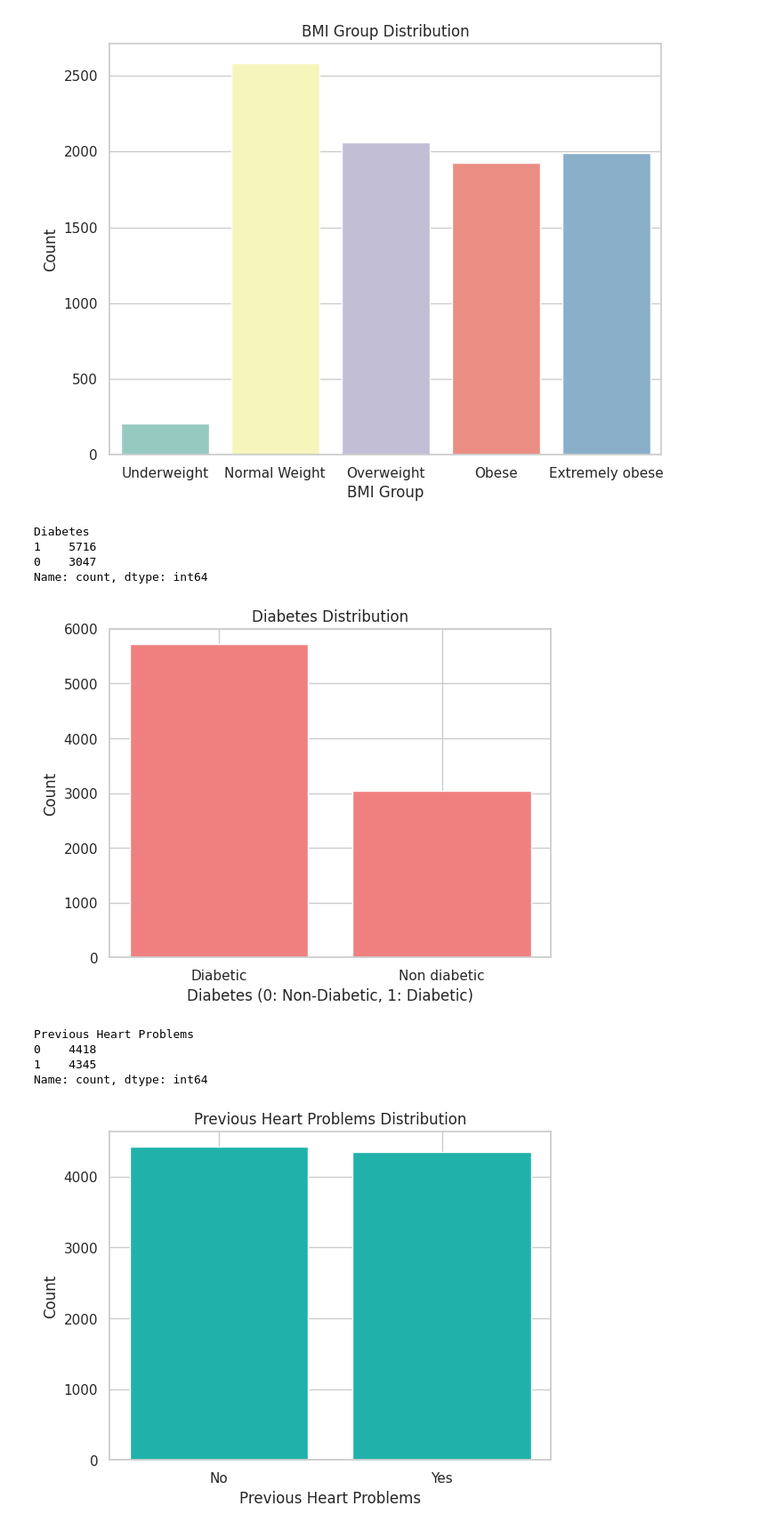
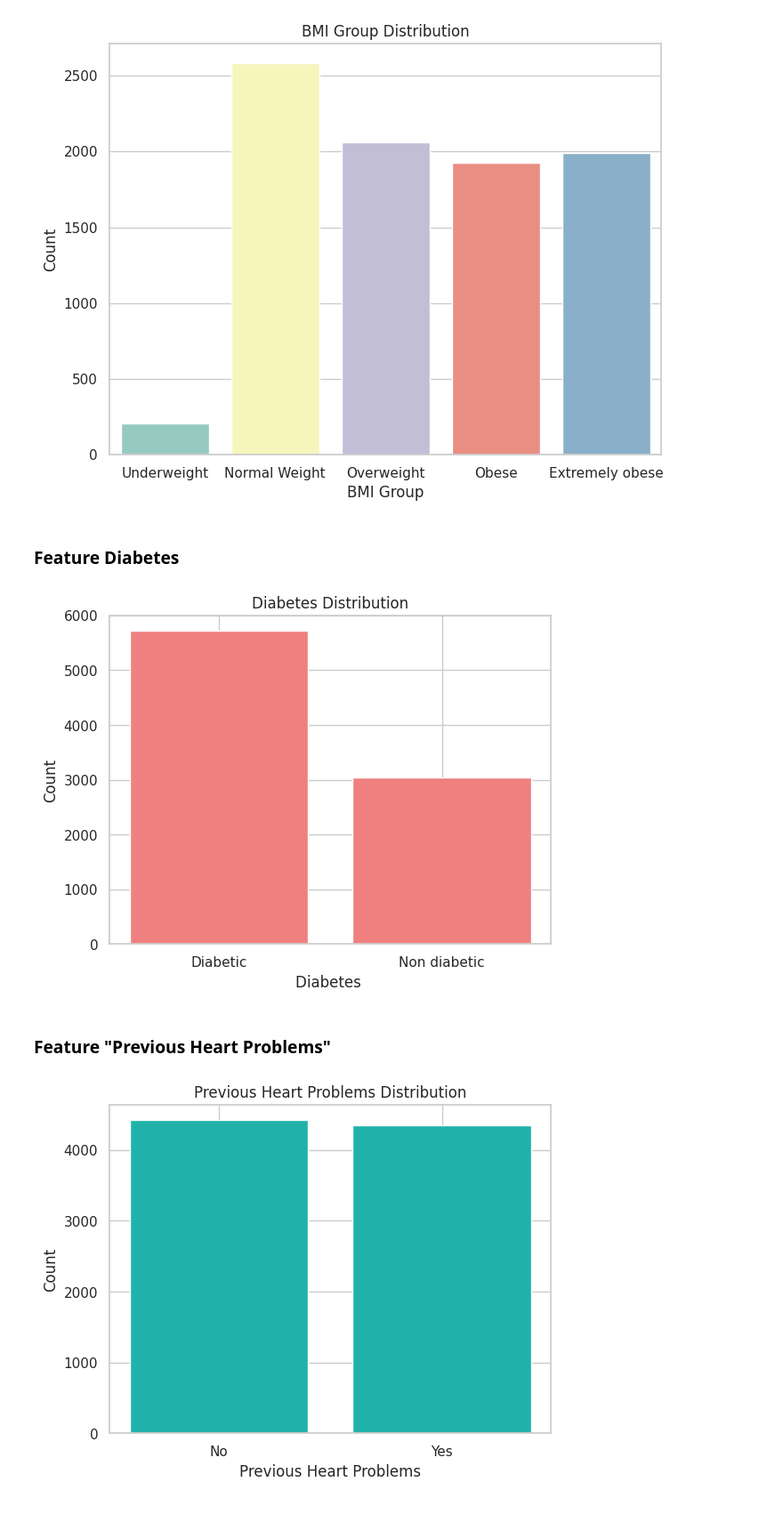
Before and after one commit to Aymanjeb/AAA-project, a Jupyter notebook: Data Analysis.ipynb, the cells around one changed output. Shown: that part at 89% size. Saved outputs shown, nothing was run; the diff lists cells and outputs as text; code cells hidden in the pictures.

Commit message:
Some graphs were added to improve data analysis

```diff
--- a/Data Analysis.ipynb
+++ b/Data Analysis.ipynb
@@ -53 +55,3 @@ None
+# %%
+data = data.drop(columns=["Patient ID"])
 # %%
@@ -163,29 +180,19 @@ Passing `palette` without assigning `hue` is deprecated and will be removed in v
 
   sns.countplot(data=data, x='BMI_Category', palette="Set3")
 [figure]
-# %%
-diabetes_counts
-# %% [output]
-Diabetes
-1    5716
-0    3047
-Name: count, dtype: int64
+# %% [markdown]
+### Feature Diabetes
 # %%
 diabetes_counts = data['Diabetes'].value_counts()
 plt.bar(["Diabetic", "Non diabetic"], diabetes_counts.values, color='lightcoral')
-plt.xlabel('Diabetes (0: Non-Diabetic, 1: Diabetic)')
+plt.xlabel('Diabetes ')
 plt.ylabel('Count')
 plt.title('Diabetes Distribution')
 plt.show()
 # %% [output]
-[figure, old version]
+[figure, new version]
-# %%
-previous_heart_counts
-# %% [output]
-Previous Heart Problems
-0    4418
-1    4345
-Name: count, dtype: int64
+# %% [markdown]
+### Feature "Previous Heart Problems"
 # %%
 previous_heart_counts = data['Previous Heart Problems'].value_counts()
 plt.bar(['No', "Yes"], previous_heart_counts.values, color='lightseagreen')
```
Also changed, not shown: parts of 30 cells of this notebook.
